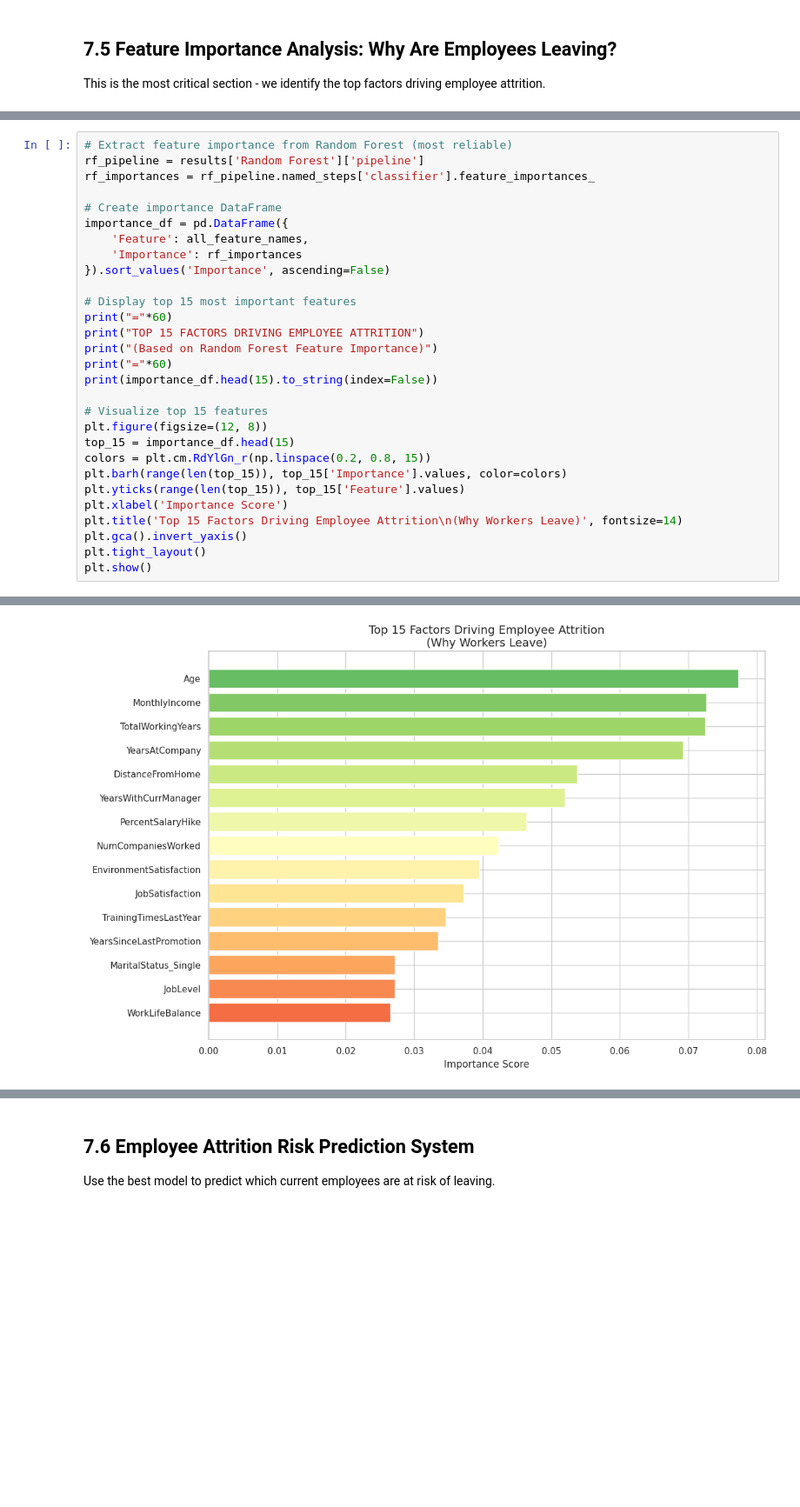
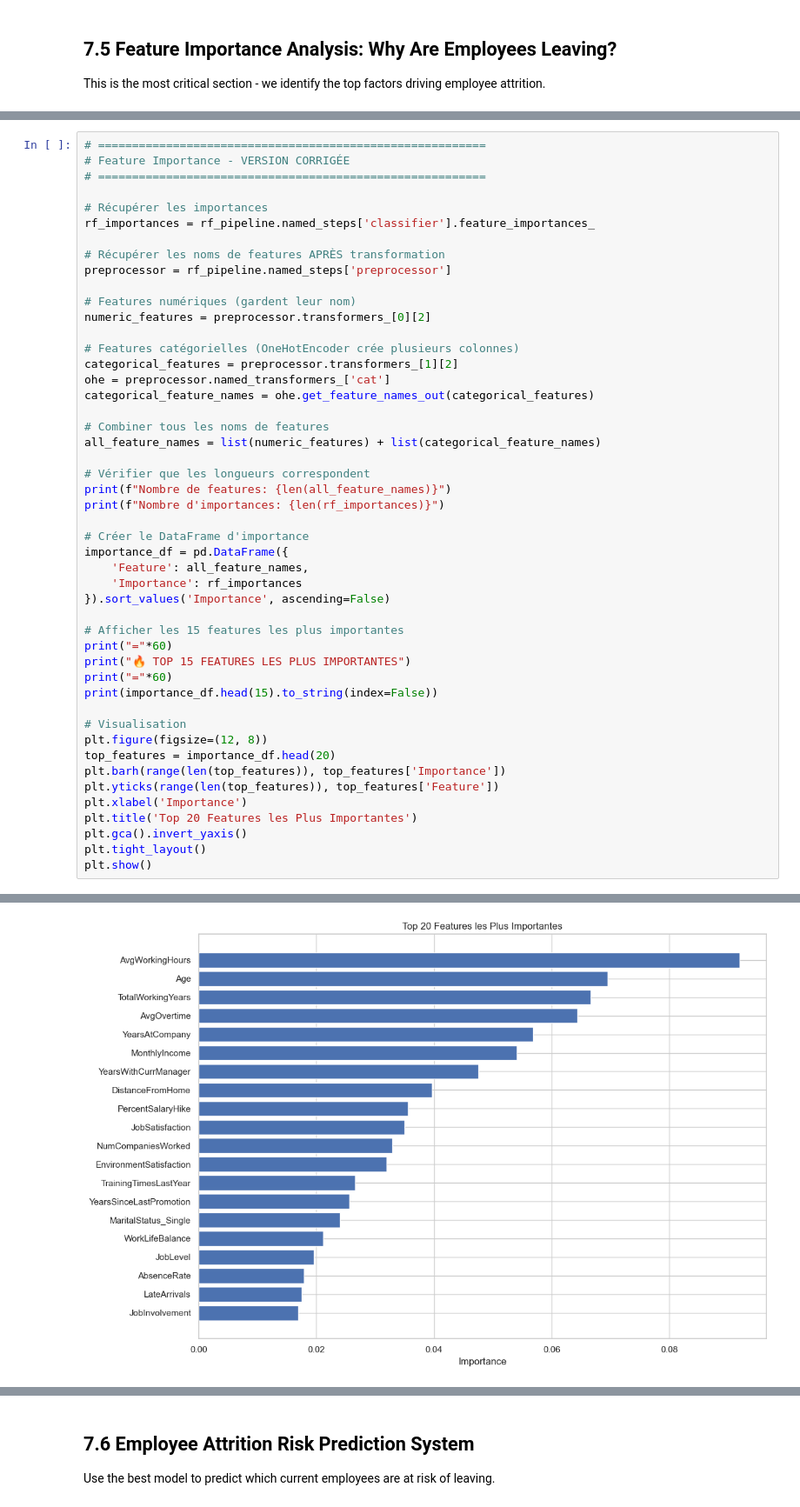
Before and after one commit to yanou16/ai_model, a Jupyter notebook: data_cleaning.ipynb, the cells around one changed output, grey strips where cells are left out. Shown at 87% size. Drawn from its saved outputs; the diff is of its cells as text; blank space fills up the shorter version.

```diff
--- a/data_cleaning.ipynb
+++ b/data_cleaning.ipynb
@@ -680,29 +961,48 @@ Total features after encoding: 44
 # %%
-# Extract feature importance from Random Forest (most reliable)
-rf_pipeline = results['Random Forest']['pipeline']
+# =========================================================
+# Feature Importance - VERSION CORRIGÉE
+# =========================================================
+
+# Récupérer les importances
 rf_importances = rf_pipeline.named_steps['classifier'].feature_importances_
 
-# Create importance DataFrame
+# Récupérer les noms de features APRÈS transformation
+preprocessor = rf_pipeline.named_steps['preprocessor']
+
+# Features numériques (gardent leur nom)
+numeric_features = preprocessor.transformers_[0][2]
+
+# Features catégorielles (OneHotEncoder crée plusieurs colonnes)
+categorical_features = preprocessor.transformers_[1][2]
+ohe = preprocessor.named_transformers_['cat']
+categorical_feature_names = ohe.get_feature_names_out(categorical_features)
+
+# Combiner tous les noms de features
+all_feature_names = list(numeric_features) + list(categorical_feature_names)
+
+# Vérifier que les longueurs correspondent
+print(f"Nombre de features: {len(all_feature_names)}")
+print(f"Nombre d'importances: {len(rf_importances)}")
+
+# Créer le DataFrame d'importance
 importance_df = pd.DataFrame({
     'Feature': all_feature_names,
     'Importance': rf_importances
 }).sort_values('Importance', ascending=False)
 
-# Display top 15 most important features
+# Afficher les 15 features les plus importantes
 print("="*60)
-print("TOP 15 FACTORS DRIVING EMPLOYEE ATTRITION")
-print("(Based on Random Forest Feature Importance)")
+print("🔥 TOP 15 FEATURES LES PLUS IMPORTANTES")
 print("="*60)
 print(importance_df.head(15).to_string(index=False))
 
-# Visualize top 15 features
+# Visualisation
 plt.figure(figsize=(12, 8))
-top_15 = importance_df.head(15)
-colors = plt.cm.RdYlGn_r(np.linspace(0.2, 0.8, 15))
-plt.barh(range(len(top_15)), top_15['Importance'].values, color=colors)
-plt.yticks(range(len(top_15)), top_15['Feature'].values)
-plt.xlabel('Importance Score')
-plt.title('Top 15 Factors Driving Employee Attrition\n(Why Workers Leave)', fontsize=14)
+top_features = importance_df.head(20)
+plt.barh(range(len(top_features)), top_features['Importance'])
+plt.yticks(range(len(top_features)), top_features['Feature'])
+plt.xlabel('Importance')
+plt.title('Top 20 Features les Plus Importantes')
 plt.gca().invert_yaxis()
 plt.tight_layout()
 plt.show()
@@ -730,4 +1027,4 @@ YearsSinceLastPromotion    0.033445
-[figure, old version]
+[figure, new version]
 # %%
 # Logistic Regression Coefficients - shows direction of impact
 lr_pipeline = results['Logistic Regression']['pipeline']
```
Also changed, not shown: parts of 33 cells of this notebook, 34 other files.
